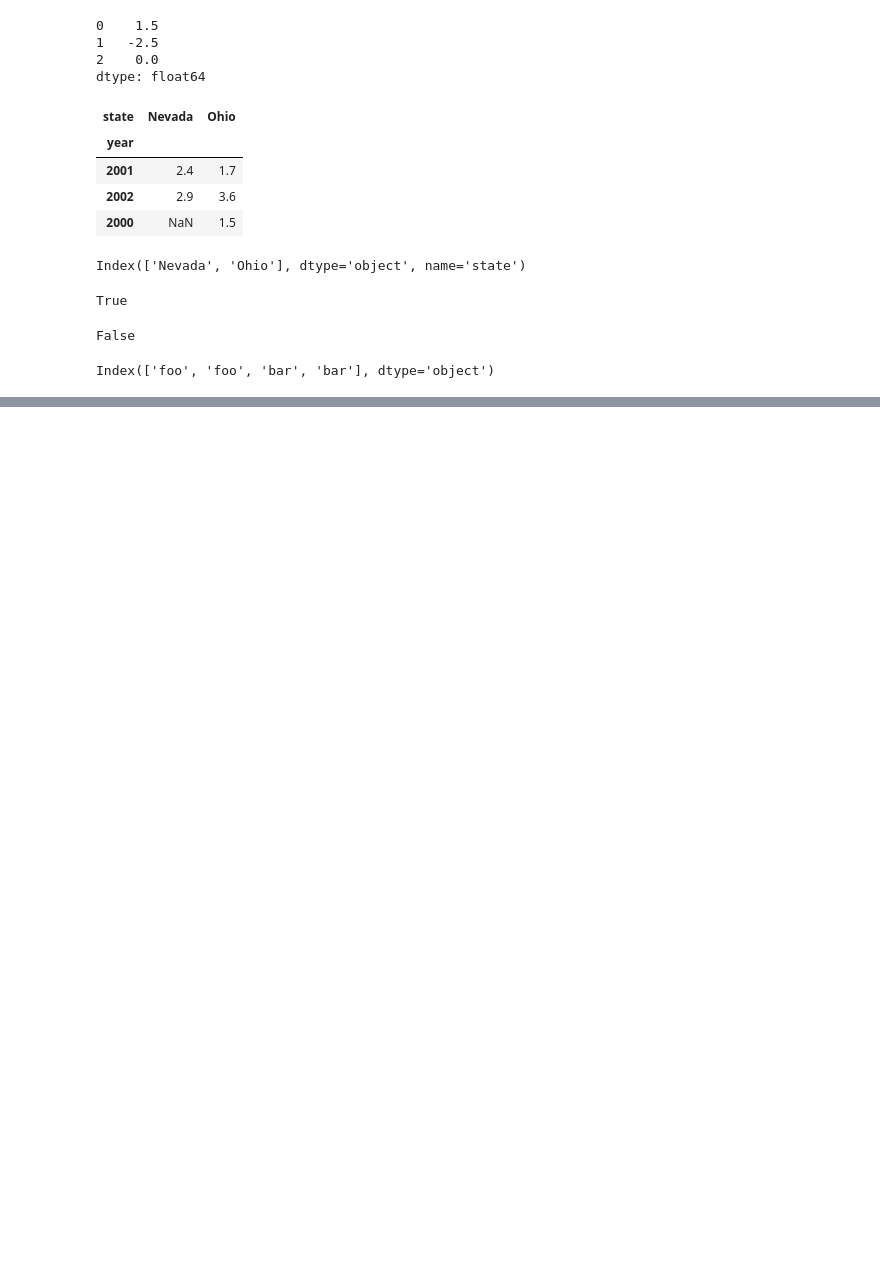
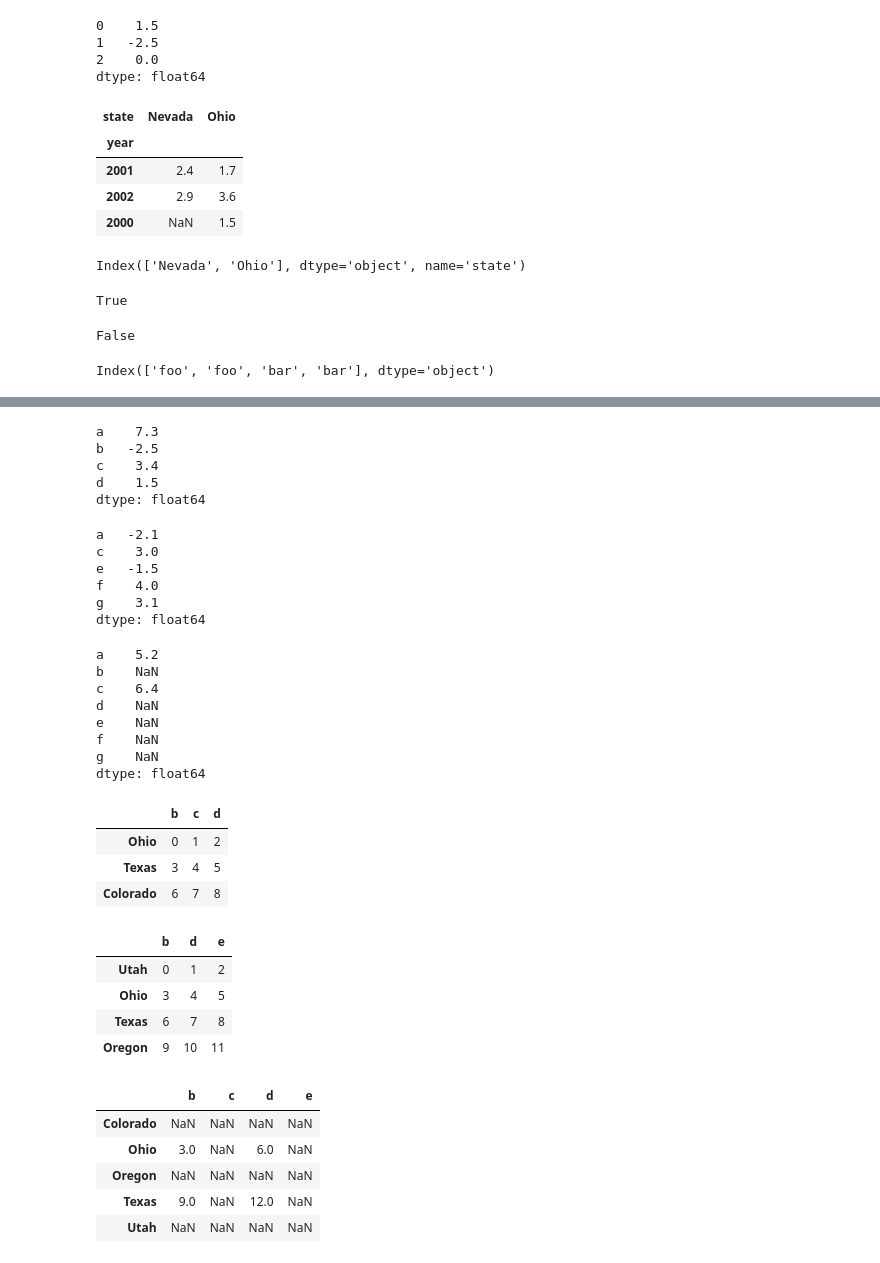
Before and after one commit to MuayThaiLegz/Py_DataAnalysis, a Jupyter notebook: Python_forData_5.ipynb, the cells around one changed output, grey strips where cells are left out. Saved outputs shown, nothing was run; the diff lists cells and outputs as text; code cells hidden in the pictures; blank space fills up the shorter version.

```diff
--- a/Python_forData_5.ipynb
+++ b/Python_forData_5.ipynb
@@ -377,0 +737,47 @@ Index(['foo', 'foo', 'bar', 'bar'], dtype='object')
+# %%
+"""
+Adding these returns a Dataframe whose index and columns aare unions of the ones in each DF.
+
+Since the 'c' and 'e' columns are not found in both dataframes objects.
+
+They appear as all missing in the result.
+Same for the rows whose labels are not common to both objects.
+"""
+display(df1 + df2)
+
+# Adding DF Objects with no column or row label in common, the result will be all nulls,
+# %% [output]
+a    7.3
+b   -2.5
+c    3.4
+d    1.5
+dtype: float64
+a   -2.1
+c    3.0
+e   -1.5
+f    4.0
+g    3.1
+dtype: float64
+a    5.2
+b    NaN
+c    6.4
+d    NaN
+e    NaN
+f    NaN
+g    NaN
+dtype: float64
+|  | b | c | d |
+| Ohio | 0 | 1 | 2 |
+| Texas | 3 | 4 | 5 |
+| Colorado | 6 | 7 | 8 |
+|  | b | d | e |
+| Utah | 0 | 1 | 2 |
+| Ohio | 3 | 4 | 5 |
+| Texas | 6 | 7 | 8 |
+| Oregon | 9 | 10 | 11 |
+|  | b | c | d | e |
+| Colorado | NaN | NaN | NaN | NaN |
+| Ohio | 3.0 | NaN | 6.0 | NaN |
+| Oregon | NaN | NaN | NaN | NaN |
+| Texas | 9.0 | NaN | 12.0 | NaN |
+| Utah | NaN | NaN | NaN | NaN |
```
Also changed, not shown: parts of 16 cells of this notebook.
